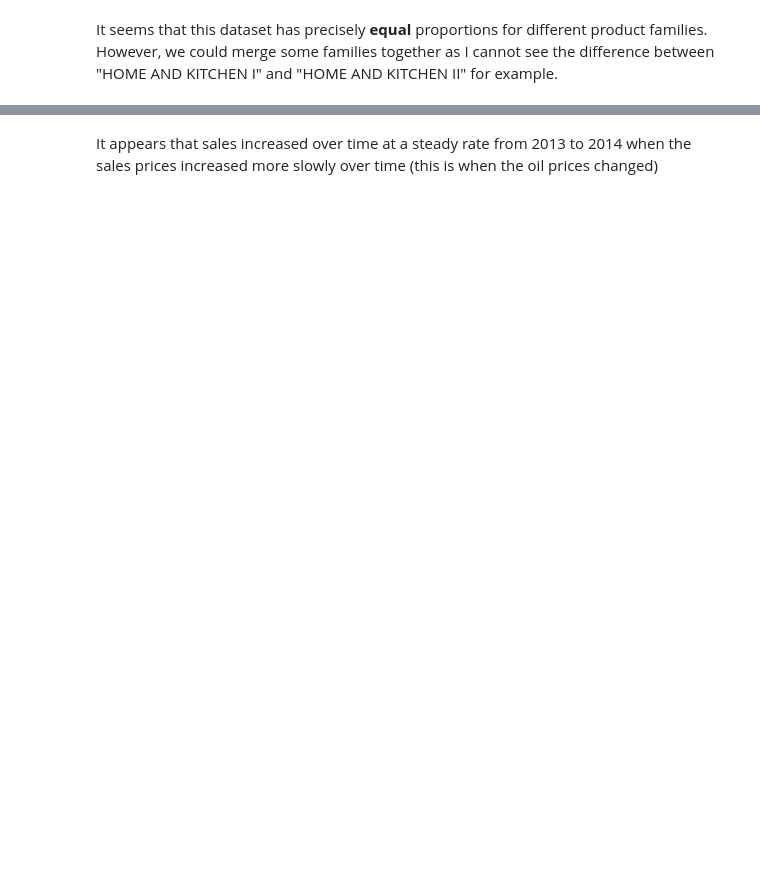
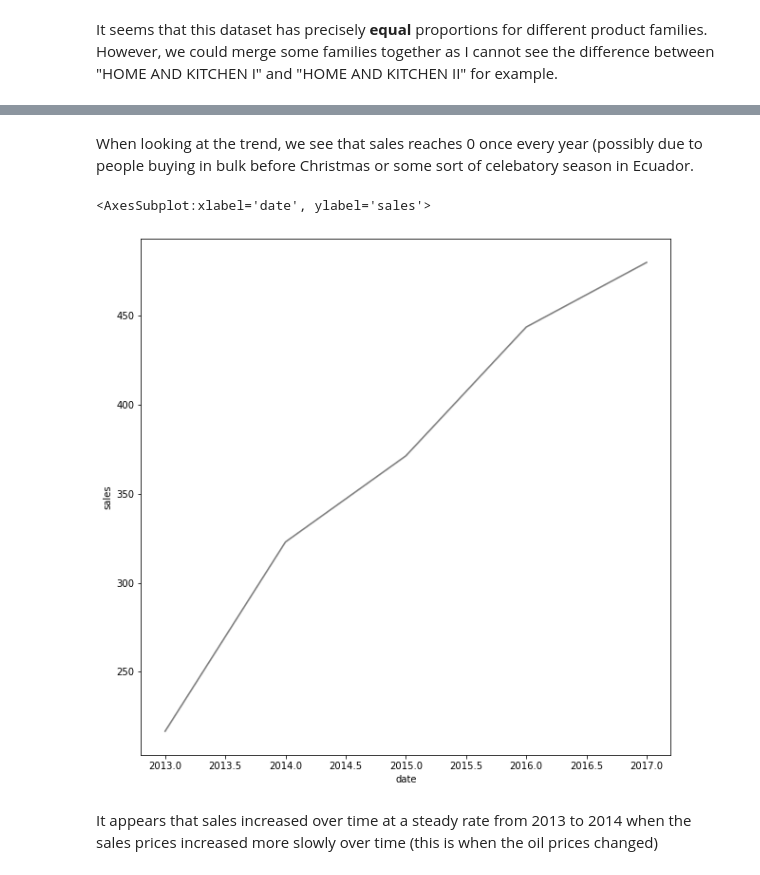
Before and after one commit to HelloWorld183L/EDA_Work, a Jupyter notebook: salestimeseries.ipynb, the cells around one changed output, grey strips where cells are left out. Drawn from its saved outputs; the diff is of its cells as text; code cells hidden in the pictures; blank space fills up the shorter version.

```diff
--- a/salestimeseries.ipynb
+++ b/salestimeseries.ipynb
@@ -759,17 +802,11 @@ plt.tight_layout()
+# %% [markdown]
+When looking at the trend, we see that sales reaches 0 once every year (possibly due to people buying in bulk before Christmas or some sort of celebatory season in Ecuador.
 # %%
 _, _ = plt.subplots(figsize=(10,10))
-
-train_df['moving_avg'] = train_df['sales'].rolling(
-    window=182,
-    center=True,
-    min_periods=91,
-).mean()
-
-sns.lineplot(x=train_df.index, y='sales', ci=False, data=train_df, color="0.5")
-sns.lineplot(x=train_df.index, y='moving_avg', data=train_df,
-             linewidth=3, label="Moving Average",
-             color="red")
-plt.title("Daily sales- 365-Day Moving Average")
+sns.lineplot(x=train_df.index.year, y='sales', ci=False, data=train_df, color="0.5")
+# %% [output]
+<AxesSubplot:xlabel='date', ylabel='sales'>
+[figure, added]
 # %% [markdown]
 It appears that sales increased over time at a steady rate from 2013 to 2014 when the sales prices increased more slowly over time (this is when the oil prices changed)
 # %%
```
Also changed, not shown: parts of 34 cells of this notebook.
